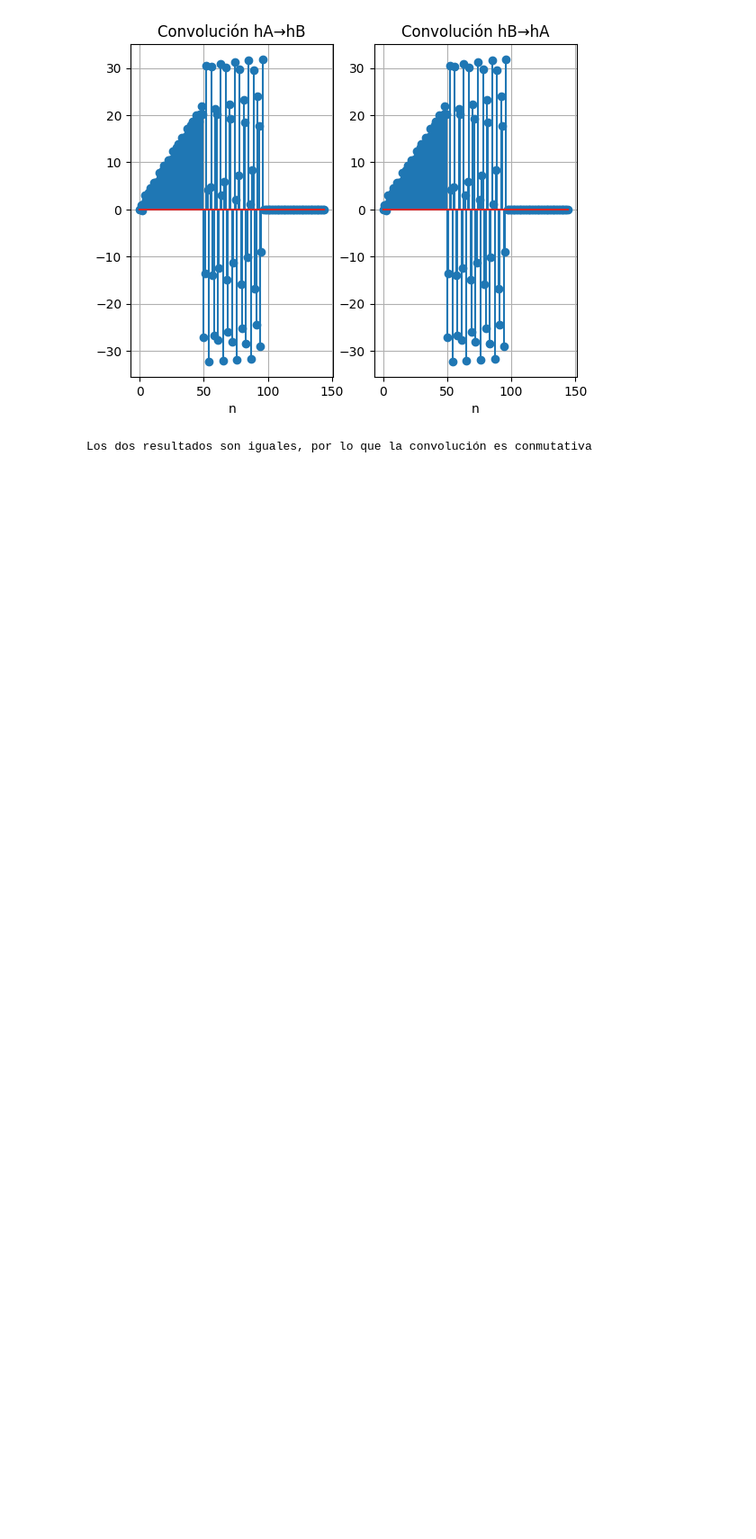
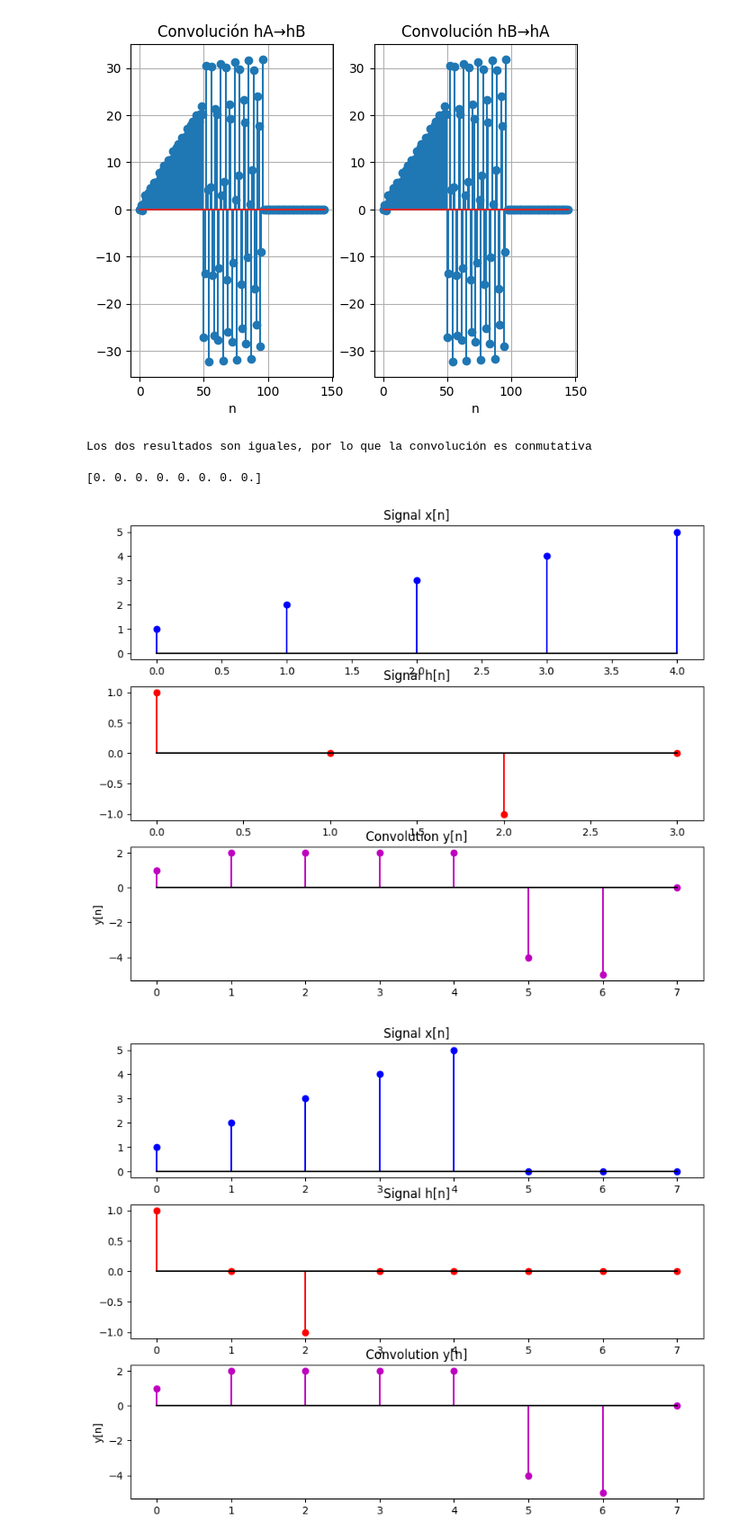
Before and after one commit to lucasgarcia2297/PDS, a Jupyter notebook: Guia2/Guia2.2-Convolución.ipynb, the cells around one changed output. Shown: that part at 90% size. Cells and saved outputs as stored; diff of their text form; code cells hidden in the pictures; blank space fills up the shorter version.

Commit message:
Agrego comparaciones de convolucion y correccion de ConvCircular

```diff
--- a/Guia2/Guia2.2-Convolución.ipynb
+++ b/Guia2/Guia2.2-Convolución.ipynb
@@ -142,11 +142,11 @@ def convolucion_circular(x,h):
 
     y = np.zeros(N)
 
-    for k in range(N):  #Para cada punto de salida y[k]
+    for k in range(N-1):  #Para cada punto de salida y[k]
         suma = 0
-        for l in range(N):  #Suma sobre todos los l
+        for l in range(N-1):  #Suma sobre todos los l
             # Calculamos el indice circular para x
-            indice_x = ((N + k - l - 1)%N)
+            indice_x = ((N + k - l )%N)
             suma += h[l]*x[indice_x]
 
         y[k] = suma
@@ -221,3 +221,70 @@ else:
 # %% [output]
 [figure]
 Los dos resultados son iguales, por lo que la convolución es conmutativa
+# %%
+# Create a signal of size N and other of size M, after plot both and the result of the convolution
+
+import numpy as np
+import matplotlib.pyplot as plt
+
+import scipy.signal as signal
+
+x= np.array([1, 2, 3, 4, 5])
+h= np.array([1, 0, -1, 0])
+
+y = np.convolve(x, h)
+
+fig, axs = plt.subplots(3, 1, figsize=(10, 8))
+axs[0].stem(x, basefmt='k', linefmt='b-', markerfmt='bo')
+axs[0].set_title('Signal x[n]')
+
+
+axs[1].stem(h, basefmt='k', linefmt='r-', markerfmt='ro')
+axs[1].set_title('Signal h[n]')
+
+axs[2].stem(y, basefmt='k', linefmt='m-', markerfmt='mo')
+axs[2].set_title('Convolution y[n]')
+
+axs[2].set_ylabel('y[n]')
+
+L = len(x) + len(h) - 1
+x_padding = np.pad(x, (0, (L - len(x))), 'constant')
+h_padding = np.pad(h, (0, L - len(h)), 'constant')
+y_circ = convolucion_circular(x_padding, h_padding)
+
+fig, axs = plt.subplots(3, 1, figsize=(10, 8))
+axs[0].stem(x_padding, basefmt='k', linefmt='b-', markerfmt='bo')
+axs[0].set_title('Signal x[n]')
+
+
+axs[1].stem(h_padding, basefmt='k', linefmt='r-', markerfmt='ro')
+axs[1].set_title('Signal h[n]')
+
+axs[2].stem(y_circ, basefmt='k', linefmt='m-', markerfmt='mo')
+axs[2].set_title('Convolution y[n]')
+
+axs[2].set_ylabel('y[n]')
+
+
+
+y = np.convolve(x_padding, h_padding)
+
+fig, axs = plt.subplots(4, 1, figsize=(10, 8))
+axs[0].stem(x_padding, basefmt='k', linefmt='b-', markerfmt='bo')
+axs[0].set_title('Signal x[n]')
+
+
+axs[1].stem(h_padding, basefmt='k', linefmt='r-', markerfmt='ro')
+axs[1].set_title('Signal h[n]')
+
+axs[2].stem(y, basefmt='k', linefmt='m-', markerfmt='mo')
+axs[3].stem(y[:L], basefmt='k', linefmt='m-', markerfmt='go')
+axs[2].set_title('Convolution y[n]')
+
+axs[2].set_ylabel('y[n]')
+
+print(y_circ -y[:L] )
+# %% [output]
+[0. 0. 0. 0. 0. 0. 0. 0.]
+[figure, added]
+[figure, added]
```
Also changed, not shown: parts of 3 cells of this notebook, 1 other file.
